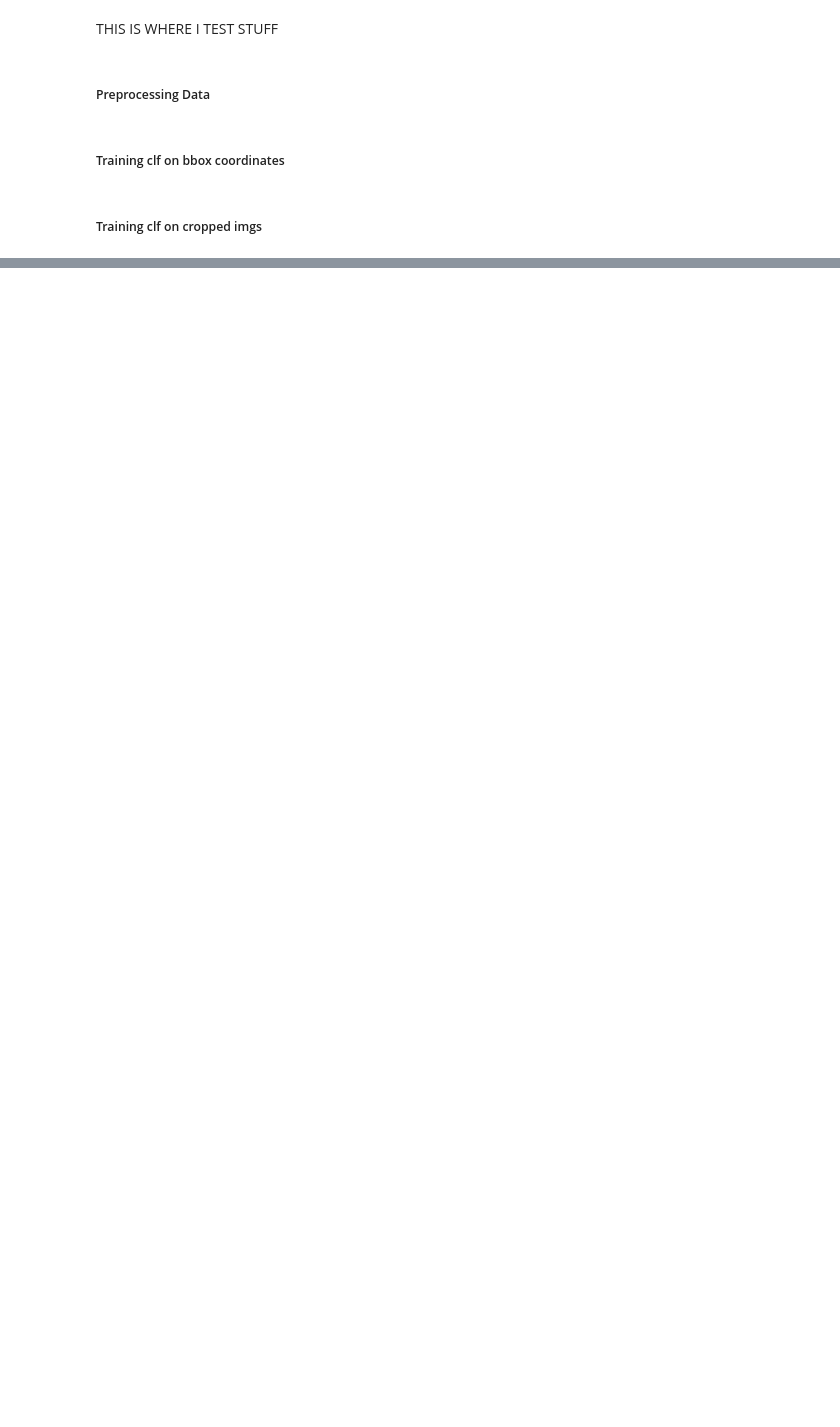
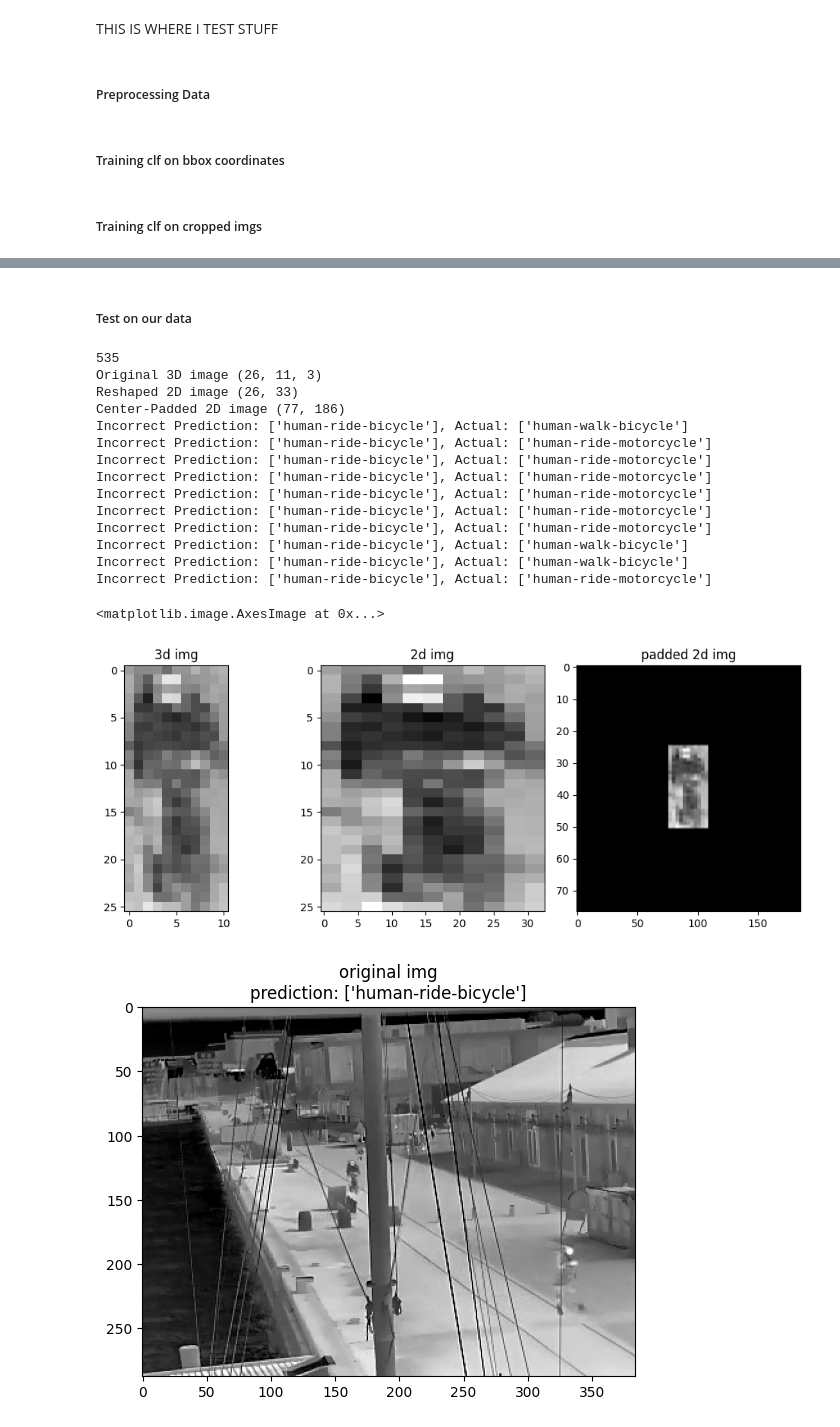
Before and after one commit to vismiroglou/ce7_741_HOI_detection, a Jupyter notebook: RandomTreeCLF.ipynb, the cells around one changed output, grey strips where cells are left out. Drawn from its saved outputs; the diff is of its cells as text; code cells hidden in the pictures; blank space fills up the shorter version.

```diff
--- a/RandomTreeCLF.ipynb
+++ b/RandomTreeCLF.ipynb
@@ -192,0 +209,62 @@ Incorrect Prediction: ['human-ride-bicycle'], Actual: ['human-walk-bicycle']
+# %% [markdown]
+##### Test on our data
+# %%
+# Preprocess data
+print(len(new_data_list))
+frame = int(input("frame no: "))
+features, labels, plots = preprocess(new_data_list, frame)
+
+# Make predictions on the new test set
+predictions = rf_classifier.predict(features)
+
+# Evaluate the classifier
+accuracy = accuracy_score(labels, predictions)
+#print(f"Accuracy: {accuracy}")
+#print(classification_report(labels, predictions))
+
+
+# Compute accuracy by confusion matrix
+cm_matrix = confusion_matrix(labels, predictions)
+
+# Plot confusion matrix
+cm_matrix = ConfusionMatrixDisplay(confusion_matrix=cm_matrix, display_labels=rf_classifier.classes_)
+#cm_matrix.plot()
+for pred, truth in zip(predictions, labels):
+    if pred != truth:
+        print(f"Incorrect Prediction: {le.inverse_transform([pred])}, Actual: {le.inverse_transform([truth])}")
+
+plt.figure(figsize=(10,4))
+plt.subplot(1,3,1)
+plt.title("3d img")
+plt.imshow(plots[0])
+
+plt.subplot(1,3,2)
+plt.title("2d img")
+plt.imshow(plots[1], cmap='gray', aspect='auto')
+
+plt.subplot(1,3,3)
+plt.title("padded 2d img")
+plt.imshow(plots[2], cmap='gray', aspect='auto')
+plt.tight_layout()
+
+plt.figure()
+plt.title(f"original img\nprediction: {le.inverse_transform([labels[10]])}")
+plt.imshow(org_imgs[frame][0])
+# %% [output]
+535
+Original 3D image (26, 11, 3)
+Reshaped 2D image (26, 33)
+Center-Padded 2D image (77, 186)
+Incorrect Prediction: ['human-ride-bicycle'], Actual: ['human-walk-bicycle']
+Incorrect Prediction: ['human-ride-bicycle'], Actual: ['human-ride-motorcycle']
+Incorrect Prediction: ['human-ride-bicycle'], Actual: ['human-ride-motorcycle']
+Incorrect Prediction: ['human-ride-bicycle'], Actual: ['human-ride-motorcycle']
+Incorrect Prediction: ['human-ride-bicycle'], Actual: ['human-ride-motorcycle']
+Incorrect Prediction: ['human-ride-bicycle'], Actual: ['human-ride-motorcycle']
+Incorrect Prediction: ['human-ride-bicycle'], Actual: ['human-ride-motorcycle']
+Incorrect Prediction: ['human-ride-bicycle'], Actual: ['human-walk-bicycle']
+Incorrect Prediction: ['human-ride-bicycle'], Actual: ['human-walk-bicycle']
+Incorrect Prediction: ['human-ride-bicycle'], Actual: ['human-ride-motorcycle']
+<matplotlib.image.AxesImage at 0x...>
+[figure, added]
+[figure, added]
```
Also changed, not shown: parts of 3 cells of this notebook.
